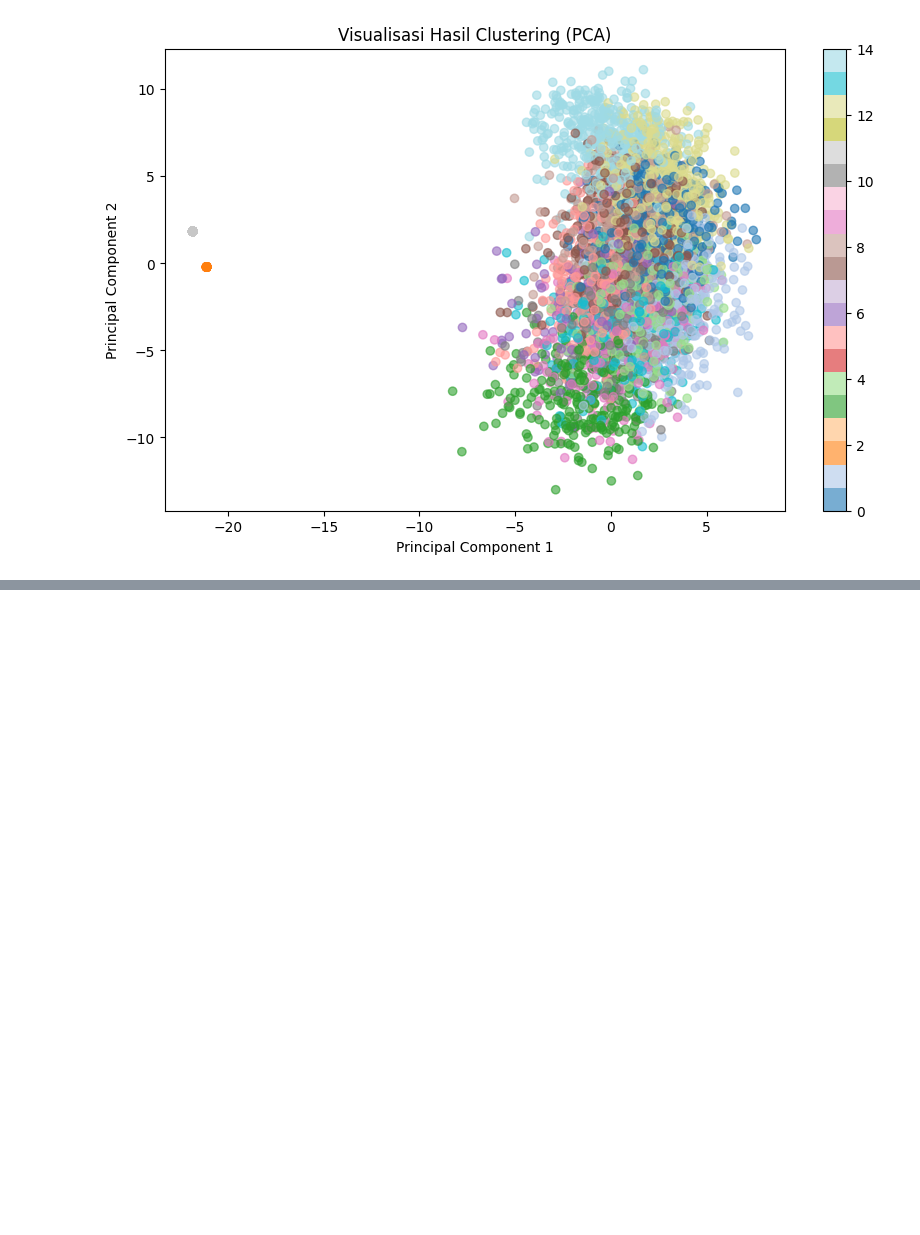
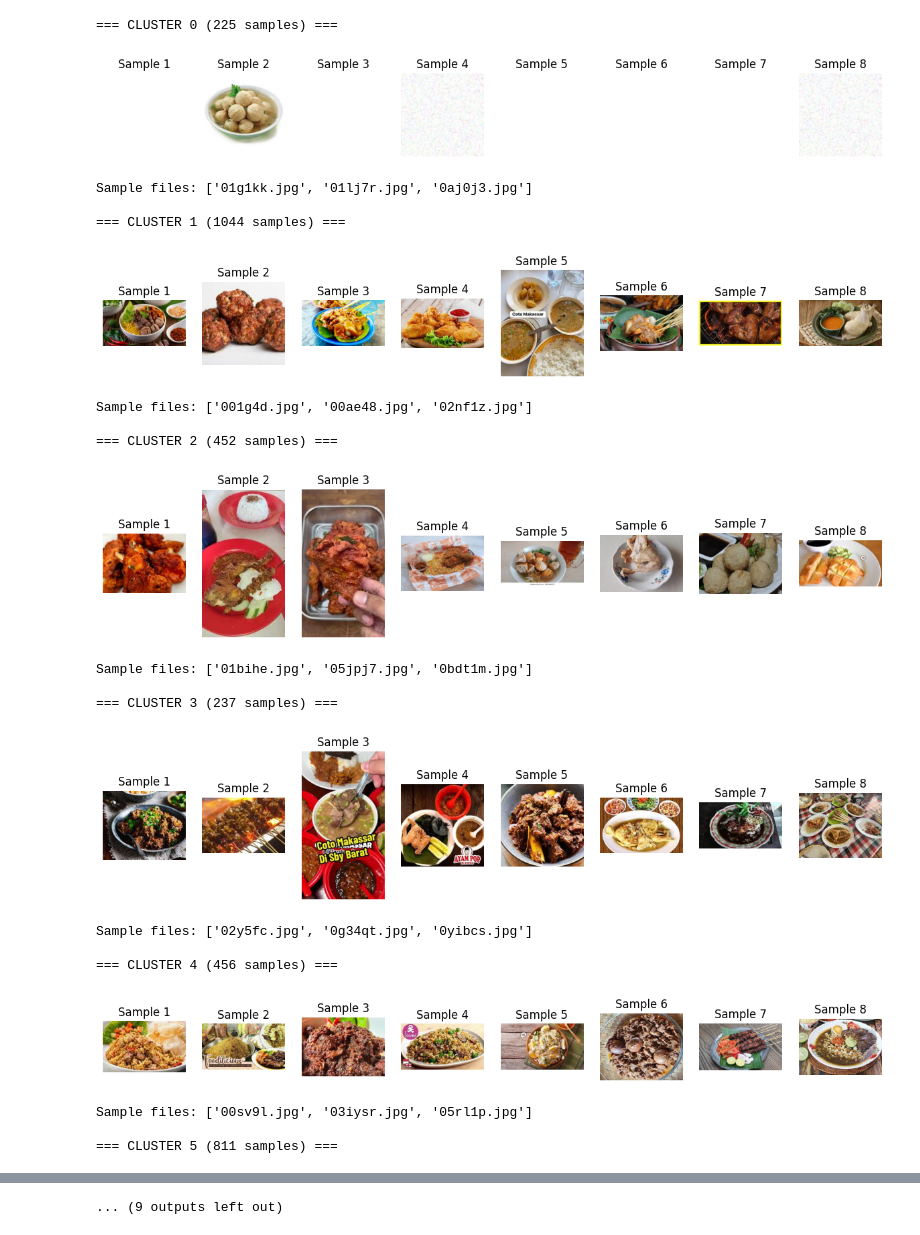
Before and after one commit to RexxS8/ACTION2025-DataMining-The3Ace, a Jupyter notebook: notebook.ipynb, the cells around one changed output, grey strips where cells are left out. Saved outputs shown, nothing was run; the diff lists cells and outputs as text; code cells hidden in the pictures; blank space fills up the shorter version.

```diff
--- a/notebook.ipynb
+++ b/notebook.ipynb
@@ -106,6 +162,9 @@ Memulai proses clustering...
 # %%
-# Analisis hasil clustering
-cluster_counts = pd.Series(cluster_labels).value_counts().sort_index()
-print("Distribusi cluster:")
-print(cluster_counts)
+# Gunakan K dengan silhouette score tertinggi
+optimal_k = k_range[np.argmax(silhouette_scores)]
+print(f"Jumlah cluster optimal: {optimal_k}")
+
+# Clustering dengan K optimal
+kmeans = KMeans(n_clusters=optimal_k, random_state=42, n_init=20)
+cluster_labels = kmeans.fit_predict(train_features_scaled)
 # %% [output]
@@ -129,16 +188,52 @@ Name: count, dtype: int64
 # %%
-# Visualisasi clustering (menggunakan PCA)
-from sklearn.decomposition import PCA
+def analyze_cluster_samples(cluster_labels, train_files, num_samples=8):
+    """Analisis sampel dari setiap cluster untuk pemetaan manual"""
+    unique_clusters = np.unique(cluster_labels)
 
-pca = PCA(n_components=2)
-features_2d = pca.fit_transform(train_features)
+    for cluster_id in unique_clusters:
+        cluster_indices = np.where(cluster_labels == cluster_id)[0]
+        sample_indices = cluster_indices[:min(num_samples, len(cluster_indices))]
 
-plt.figure(figsize=(10, 6))
-scatter = plt.scatter(features_2d[:, 0], features_2d[:, 1], c=cluster_labels, cmap='tab20', alpha=0.6)
-plt.colorbar(scatter)
-plt.title('Visualisasi Hasil Clustering (PCA)')
-plt.xlabel('Principal Component 1')
-plt.ylabel('Principal Component 2')
-plt.show()
+        print(f"\n=== CLUSTER {cluster_id} ({len(cluster_indices)} samples) ===")
+
+        # Tampilkan sampel gambar
+        fig, axes = plt.subplots(1, len(sample_indices), figsize=(15, 3))
+        if len(sample_indices) == 1:
+            axes = [axes]
+
+        for i, idx in enumerate(sample_indices):
+            img_path = os.path.join(train_path, train_files[idx])
+            img = image.load_img(img_path)
+            axes[i].imshow(img)
+            axes[i].axis('off')
+            axes[i].set_title(f"Sample {i+1}")
+
+        plt.show()
+
+        # Tampilkan nama file sampel
+        print("Sample files:", [train_files[idx] for idx in sample_indices[:3]])
+
+# Panggil fungsi untuk analisis cluster
+analyze_cluster_samples(cluster_labels, valid_files)
 # %% [output]
+=== CLUSTER 0 (225 samples) ===
-[figure, old version]
+[figure, new version]
+Sample files: ['01g1kk.jpg', '01lj7r.jpg', '0aj0j3.jpg']
+
+=== CLUSTER 1 (1044 samples) ===
+[figure, added]
+Sample files: ['001g4d.jpg', '00ae48.jpg', '02nf1z.jpg']
+
+=== CLUSTER 2 (452 samples) ===
+[figure, added]
+Sample files: ['01bihe.jpg', '05jpj7.jpg', '0bdt1m.jpg']
+
+=== CLUSTER 3 (237 samples) ===
+[figure, added]
+Sample files: ['02y5fc.jpg', '0g34qt.jpg', '0yibcs.jpg']
+
+=== CLUSTER 4 (456 samples) ===
+[figure, added]
+Sample files: ['00sv9l.jpg', '03iysr.jpg', '05rl1p.jpg']
+
+=== CLUSTER 5 (811 samples) ===
@@ -144,0 +241 @@ plt.show()
+... (9 outputs left out)
```
Also changed, not shown: parts of 34 cells of this notebook, 6 other files.
